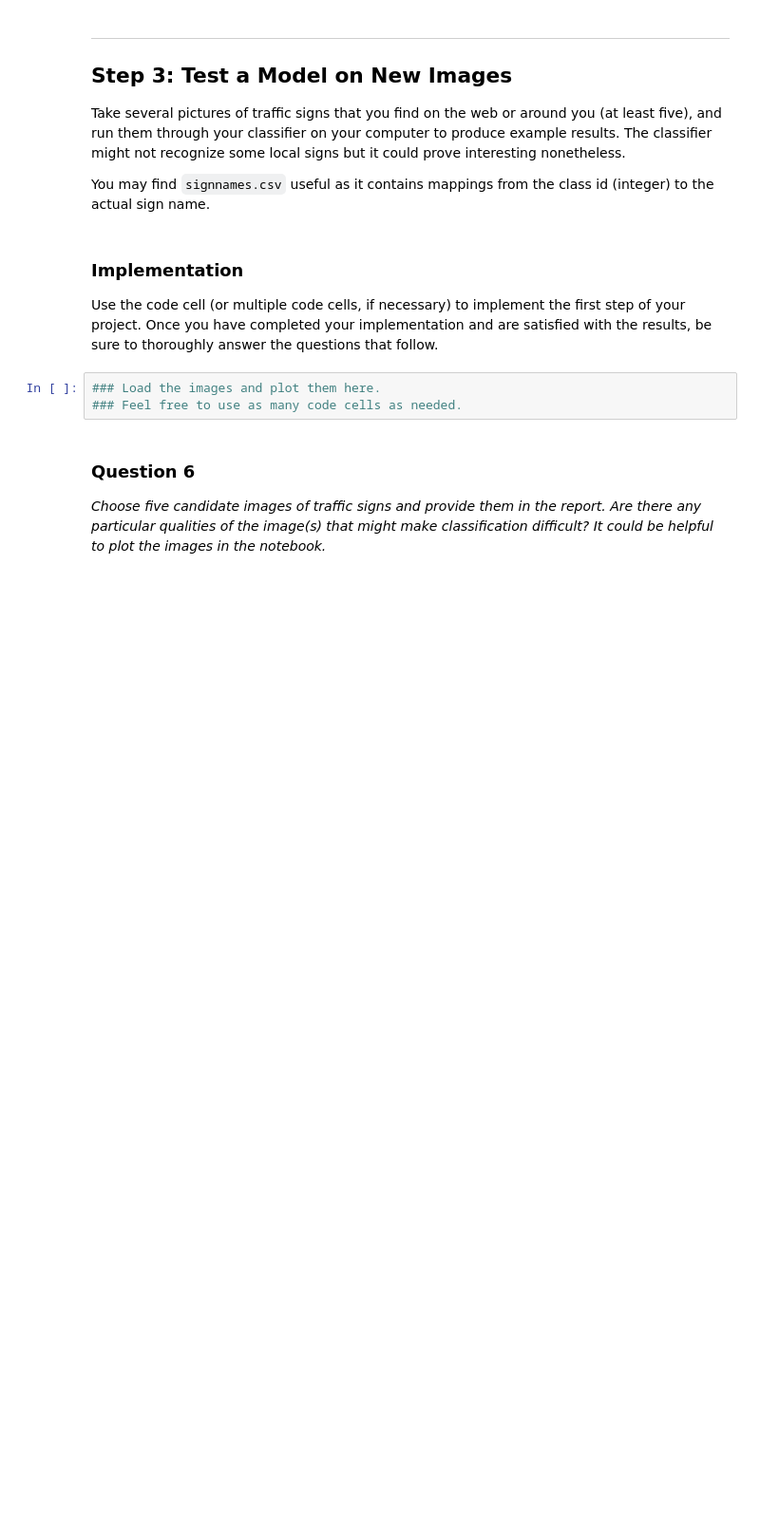
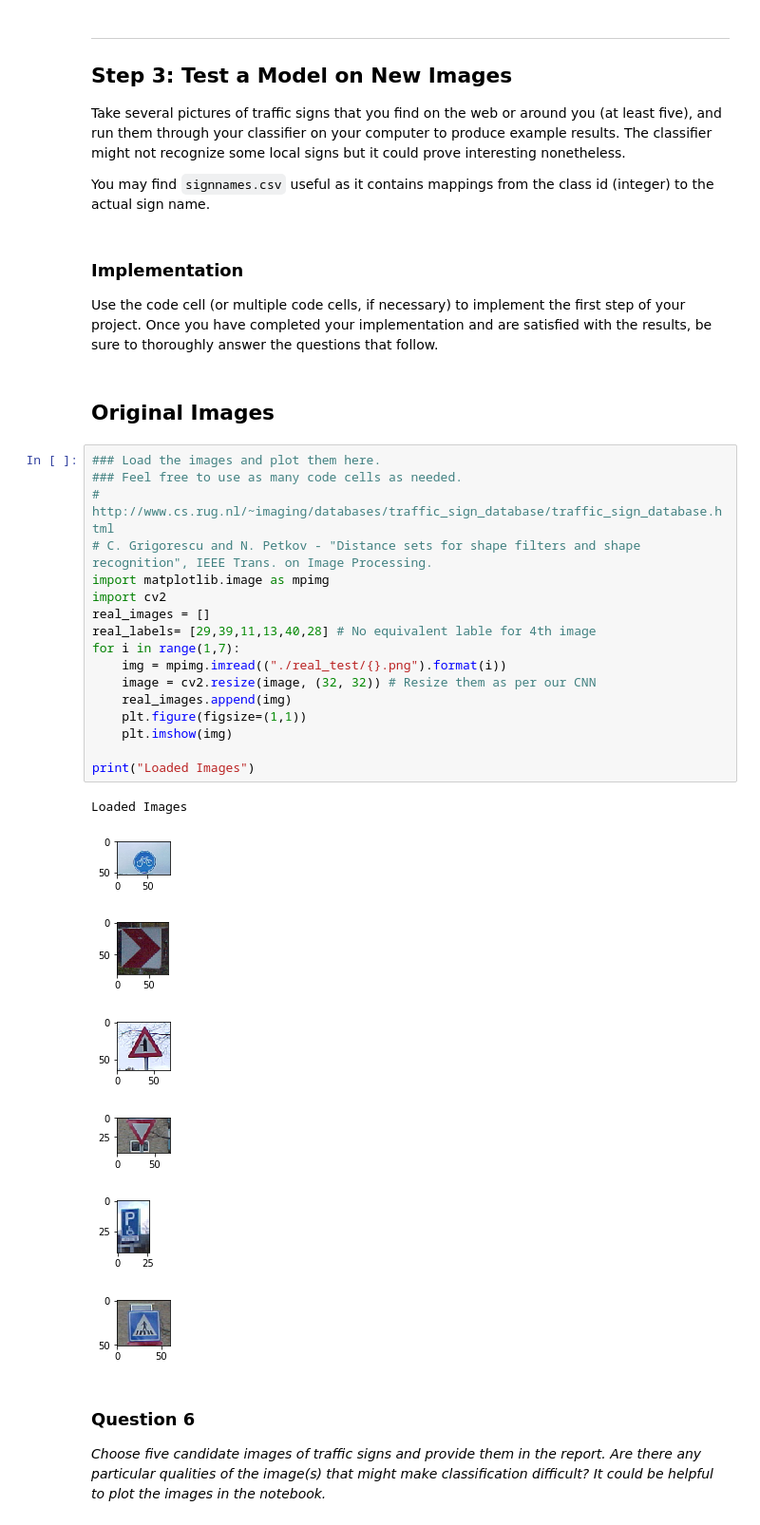
Before and after one commit to jatindhankhar/CarND-Traffic-Sign-Classifier-Project, a Jupyter notebook: Traffic_Sign_Classifier.ipynb, the cells around one changed output. Shown at 95% size. Cells and saved outputs as stored; diff of their text form; blank space fills up the shorter version.

```diff
--- a/Traffic_Sign_Classifier.ipynb
+++ b/Traffic_Sign_Classifier.ipynb
@@ -386,9 +396,33 @@ You may find `signnames.csv` useful as it contains mappings from the class id (i
 ### Implementation
 
 Use the code cell (or multiple code cells, if necessary) to implement the first step of your project. Once you have completed your implementation and are satisfied with the results, be sure to thoroughly answer the questions that follow.
-# %%
-### Load the images and plot them here.
-### Feel free to use as many code cells as needed.
+# %% [markdown]
+## Original Images
+# %%
+### Load the images and plot them here.
+### Feel free to use as many code cells as needed.
+# http://www.cs.rug.nl/~imaging/databases/traffic_sign_database/traffic_sign_database.html
+# C. Grigorescu and N. Petkov - "Distance sets for shape filters and shape recognition", IEEE Trans. on Image Processing.
+import matplotlib.image as mpimg
+import cv2
+real_images = []
+real_labels= [29,39,11,13,40,28] # No equivalent lable for 4th image
+for i in range(1,7):
+    img = mpimg.imread(("./real_test/{}.png").format(i))
+    image = cv2.resize(image, (32, 32)) # Resize them as per our CNN
+    real_images.append(img)
+    plt.figure(figsize=(1,1))
+    plt.imshow(img)
+
+print("Loaded Images")
+# %% [output]
+Loaded Images
+[figure, added]
+[figure, added]
+[figure, added]
+[figure, added]
+[figure, added]
+[figure, added]
 # %% [markdown]
 ### Question 6
 
```
Also changed, not shown: parts of 7 cells of this notebook, 6 other files.
